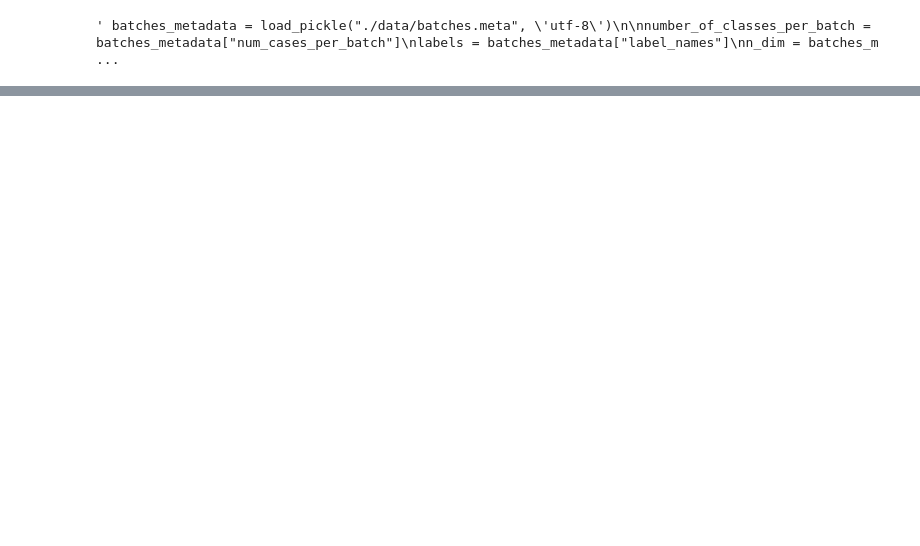
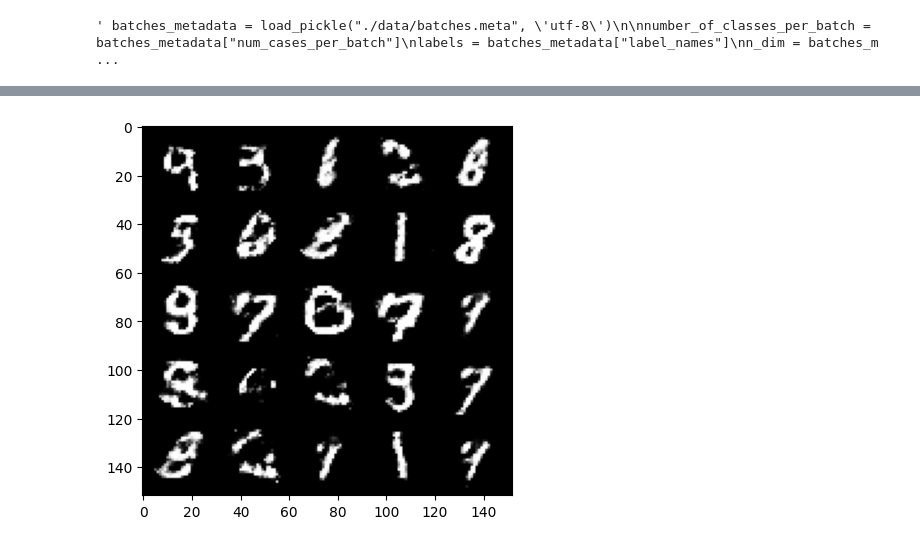
Before and after one commit to berkaytrhn/paper-implementations, a Jupyter notebook: Generative Adversarial Networks/basic/playground.ipynb, the cells around one changed output, grey strips where cells are left out. Cells and saved outputs as stored; diff of their text form; code cells hidden in the pictures; blank space fills up the shorter version.

```diff
--- a/Generative Adversarial Networks/basic/playground.ipynb
+++ b/Generative Adversarial Networks/basic/playground.ipynb
@@ -42,3 +40,7 @@ torch.Tensor
+# %%
+def get_noise(n_samples: int, noise_dim: int, device):
+    # create normally distributed noise data for generator
+    return torch.randn(n_samples, noise_dim).to(device)
 # %%
 
 class Generator(nn.Module):
@@ -141,10 +81,12 @@ Discriminator(
 
 criterion = nn.BCEWithLogitsLoss()
 n_epochs = 200
-z_dim = 64
-print_every = 500
+noise_dim = 64
+print_every = 5
 batch_size = 128
 lr = 0.00001
+save_model_every = 20 # epochs
+model_base_path = "./models"
 
 dataloader = DataLoader(
     dataset,
@@ -152,4 +94,4 @@ dataloader = DataLoader(
     shuffle=True
 )
 
-device = "cpu"
+device = "cuda"
@@ -172,0 +160,13 @@ KeyboardInterrupt:
+# %%
+import matplotlib.pyplot as plt
+from torchvision.utils import make_grid
+
+def show_tensor_images(image_tensor, num_images=25, size=(1, 28, 28)):
+    '''
+    Function for visualizing images: Given a tensor of images, number of images, and
+    size per image, plots and prints the images in a uniform grid.
+    '''
+    image_unflat = image_tensor.detach().cpu().view(-1, *size)
+    image_grid = make_grid(image_unflat[:num_images], nrow=5)
+    plt.imshow(image_grid.permute(1, 2, 0).squeeze())
+    plt.show()
@@ -172,0 +271,6 @@ KeyboardInterrupt:
+# %%
+generator_model = torch.load("./models/generator.pth")
+# %%
+show_tensor_images(generator_model(get_noise(25, noise_dim, device)), 25)
+# %% [output]
+[figure, added]
```
Also changed, not shown: parts of 15 cells of this notebook, 12 other files.
